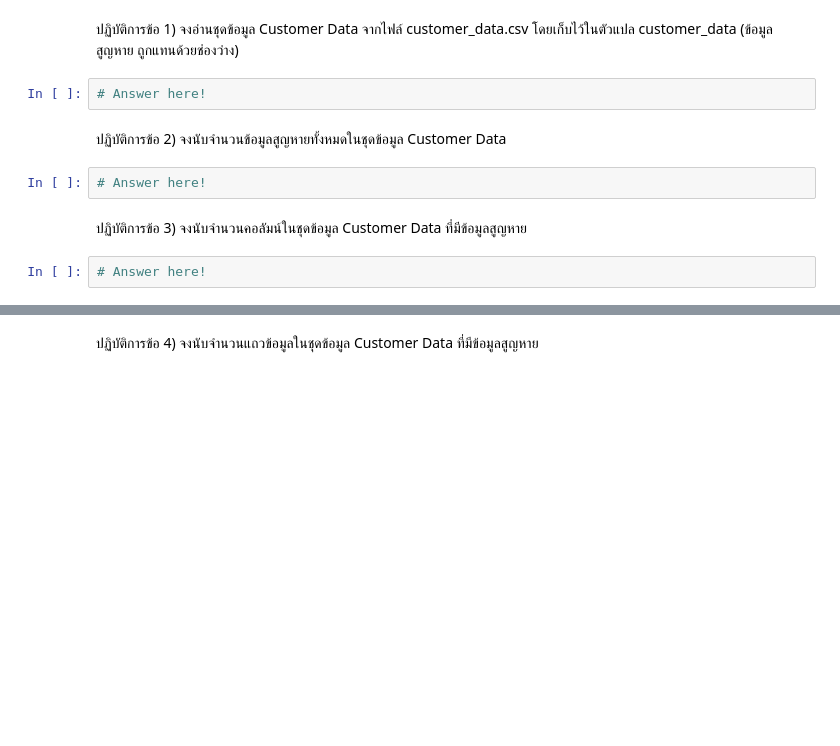
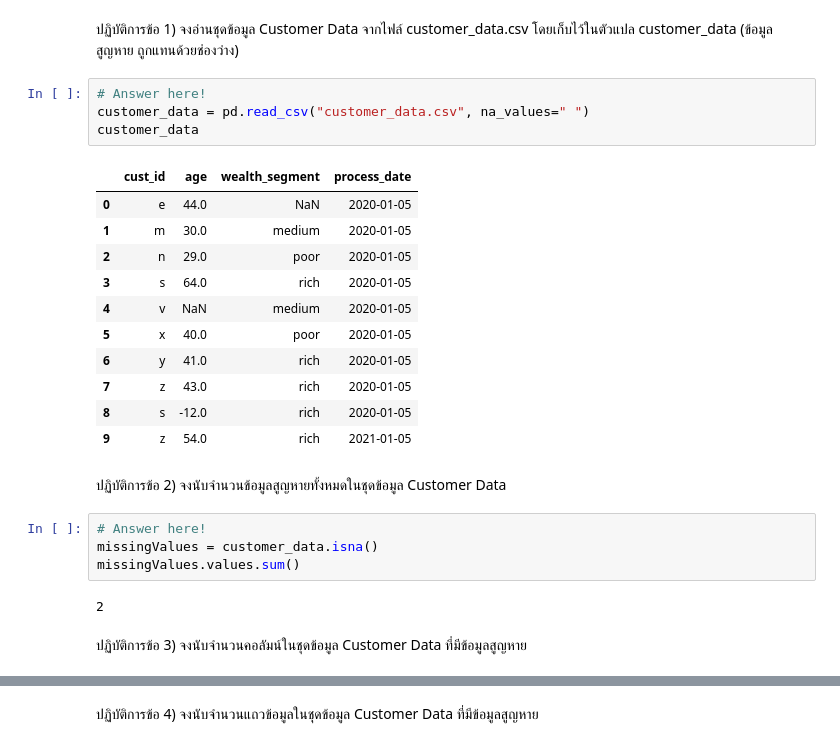
Before and after one commit to tackulus/204426, a Jupyter notebook: Lab_05_610510531.ipynb, the cells around one changed output, grey strips where cells are left out. Saved outputs shown, nothing was run; the diff lists cells and outputs as text; blank space fills up the shorter version.

```diff
--- a/Lab_05_610510531.ipynb
+++ b/Lab_05_610510531.ipynb
@@ -54,11 +109,27 @@ transaction_data[transaction_data.duplicated(['txn_id','cust_id'])]
 ปฏิบัติการข้อ 1) จงอ่านชุดข้อมูล Customer Data จากไฟล์ customer_data.csv โดยเก็บไว้ในตัวแปล customer_data (ข้อมูลสูญหาย ถูกแทนด้วยช่องว่าง)
 # %%
 # Answer here!
+customer_data = pd.read_csv("customer_data.csv", na_values=" ")
+customer_data
+# %% [output]
+|  | cust_id | age | wealth_segment | process_date |
+| 0 | e | 44.0 | NaN | 2020-01-05 |
+| 1 | m | 30.0 | medium | 2020-01-05 |
+| 2 | n | 29.0 | poor | 2020-01-05 |
+| 3 | s | 64.0 | rich | 2020-01-05 |
+| 4 | v | NaN | medium | 2020-01-05 |
+| 5 | x | 40.0 | poor | 2020-01-05 |
+| 6 | y | 41.0 | rich | 2020-01-05 |
+| 7 | z | 43.0 | rich | 2020-01-05 |
+| 8 | s | -12.0 | rich | 2020-01-05 |
+| 9 | z | 54.0 | rich | 2021-01-05 |
 # %% [markdown]
 ปฏิบัติการข้อ 2) จงนับจำนวนข้อมูลสูญหายทั้งหมดในชุดข้อมูล Customer Data
 # %%
 # Answer here!
+missingValues = customer_data.isna()
+missingValues.values.sum()
+# %% [output]
+2
 # %% [markdown]
 ปฏิบัติการข้อ 3) จงนับจำนวนคอลัมน์ในชุดข้อมูล Customer Data ที่มีข้อมูลสูญหาย
-# %%
-# Answer here!
```
Also changed, not shown: parts of 20 cells of this notebook.
